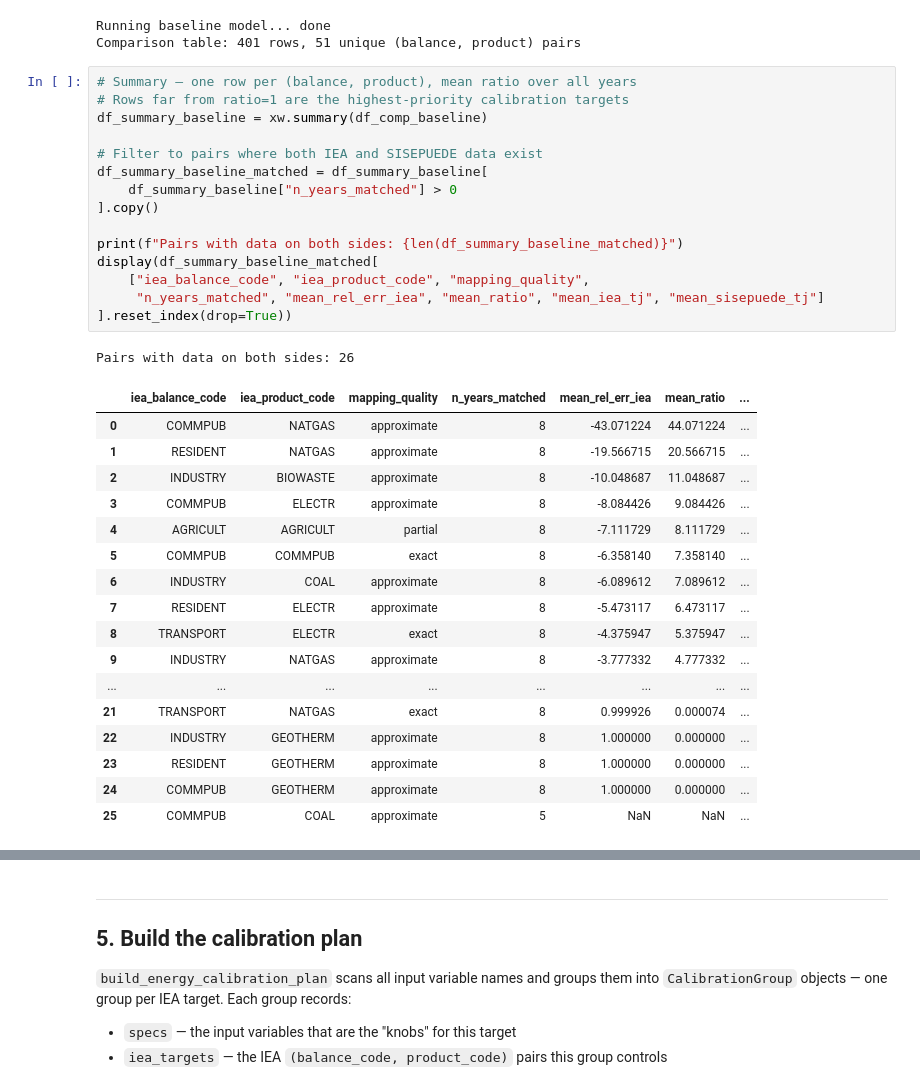
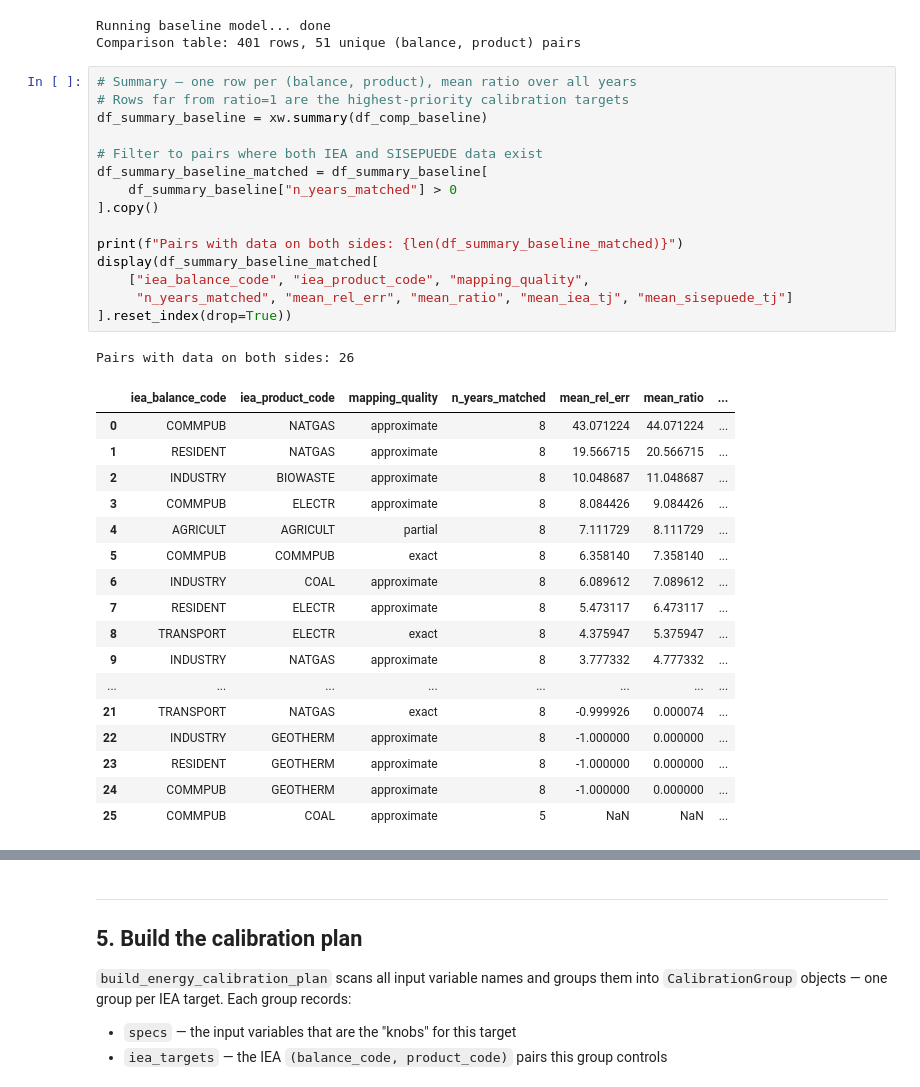
Before and after one commit to dpmendez/sisepuede, a Jupyter notebook: sisepuede/calibration/energy_calibration.ipynb, the cells around one changed output, grey strips where cells are left out. Drawn from its saved outputs; the diff is of its cells as text.

```diff
--- a/sisepuede/calibration/energy_calibration.ipynb
+++ b/sisepuede/calibration/energy_calibration.ipynb
@@ -207,35 +207,35 @@ Comparison table: 401 rows, 51 unique (balance, product) pairs
 # %%
 # Summary — one row per (balance, product), mean ratio over all years
 # Rows far from ratio=1 are the highest-priority calibration targets
 df_summary_baseline = xw.summary(df_comp_baseline)
 
 # Filter to pairs where both IEA and SISEPUEDE data exist
 df_summary_baseline_matched = df_summary_baseline[
     df_summary_baseline["n_years_matched"] > 0
 ].copy()
 
 print(f"Pairs with data on both sides: {len(df_summary_baseline_matched)}")
 display(df_summary_baseline_matched[
     ["iea_balance_code", "iea_product_code", "mapping_quality",
-     "n_years_matched", "mean_rel_err_iea", "mean_ratio", "mean_iea_tj", "mean_sisepuede_tj"]
+     "n_years_matched", "mean_rel_err", "mean_ratio", "mean_iea_tj", "mean_sisepuede_tj"]
 ].reset_index(drop=True))
 # %% [output]
 Pairs with data on both sides: 26
-|  | iea_balance_code | iea_product_code | mapping_quality | n_years_matched | mean_rel_err_iea | mean_ratio | ... |
-| 0 | COMMPUB | NATGAS | approximate | 8 | -43.071224 | 44.071224 | ... |
-| 1 | RESIDENT | NATGAS | approximate | 8 | -19.566715 | 20.566715 | ... |
-| 2 | INDUSTRY | BIOWASTE | approximate | 8 | -10.048687 | 11.048687 | ... |
-| 3 | COMMPUB | ELECTR | approximate | 8 | -8.084426 | 9.084426 | ... |
-| 4 | AGRICULT | AGRICULT | partial | 8 | -7.111729 | 8.111729 | ... |
-| 5 | COMMPUB | COMMPUB | exact | 8 | -6.358140 | 7.358140 | ... |
-| 6 | INDUSTRY | COAL | approximate | 8 | -6.089612 | 7.089612 | ... |
-| 7 | RESIDENT | ELECTR | approximate | 8 | -5.473117 | 6.473117 | ... |
-| 8 | TRANSPORT | ELECTR | exact | 8 | -4.375947 | 5.375947 | ... |
-| 9 | INDUSTRY | NATGAS | approximate | 8 | -3.777332 | 4.777332 | ... |
+|  | iea_balance_code | iea_product_code | mapping_quality | n_years_matched | mean_rel_err | mean_ratio | ... |
+| 0 | COMMPUB | NATGAS | approximate | 8 | 43.071224 | 44.071224 | ... |
+| 1 | RESIDENT | NATGAS | approximate | 8 | 19.566715 | 20.566715 | ... |
+| 2 | INDUSTRY | BIOWASTE | approximate | 8 | 10.048687 | 11.048687 | ... |
+| 3 | COMMPUB | ELECTR | approximate | 8 | 8.084426 | 9.084426 | ... |
+| 4 | AGRICULT | AGRICULT | partial | 8 | 7.111729 | 8.111729 | ... |
+| 5 | COMMPUB | COMMPUB | exact | 8 | 6.358140 | 7.358140 | ... |
+| 6 | INDUSTRY | COAL | approximate | 8 | 6.089612 | 7.089612 | ... |
+| 7 | RESIDENT | ELECTR | approximate | 8 | 5.473117 | 6.473117 | ... |
+| 8 | TRANSPORT | ELECTR | exact | 8 | 4.375947 | 5.375947 | ... |
+| 9 | INDUSTRY | NATGAS | approximate | 8 | 3.777332 | 4.777332 | ... |
 | ... | ... | ... | ... | ... | ... | ... | ... |
-| 21 | TRANSPORT | NATGAS | exact | 8 | 0.999926 | 0.000074 | ... |
-| 22 | INDUSTRY | GEOTHERM | approximate | 8 | 1.000000 | 0.000000 | ... |
-| 23 | RESIDENT | GEOTHERM | approximate | 8 | 1.000000 | 0.000000 | ... |
-| 24 | COMMPUB | GEOTHERM | approximate | 8 | 1.000000 | 0.000000 | ... |
+| 21 | TRANSPORT | NATGAS | exact | 8 | -0.999926 | 0.000074 | ... |
+| 22 | INDUSTRY | GEOTHERM | approximate | 8 | -1.000000 | 0.000000 | ... |
+| 23 | RESIDENT | GEOTHERM | approximate | 8 | -1.000000 | 0.000000 | ... |
+| 24 | COMMPUB | GEOTHERM | approximate | 8 | -1.000000 | 0.000000 | ... |
 | 25 | COMMPUB | COAL | approximate | 5 | NaN | NaN | ... |
 # %%
```
Also changed, not shown: parts of 13 cells of this notebook, 4 other files.
